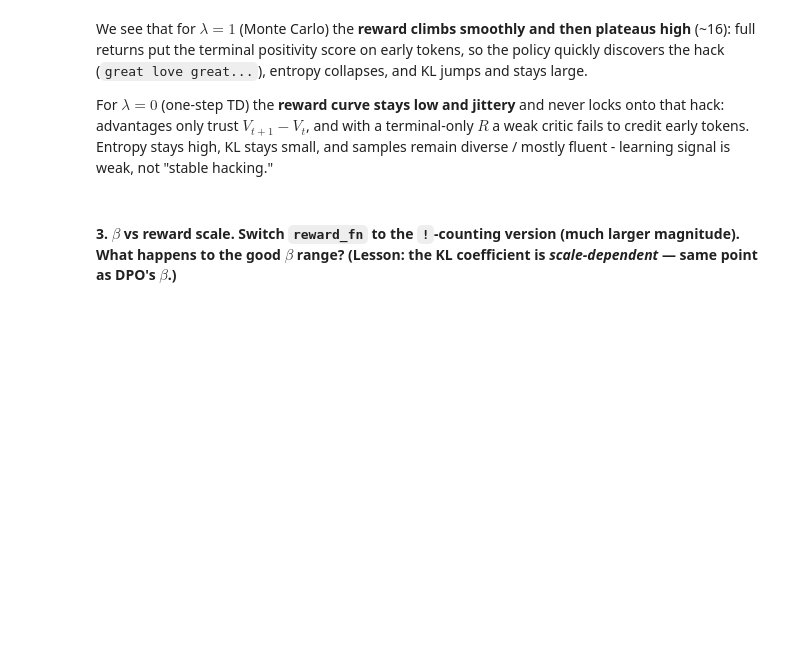
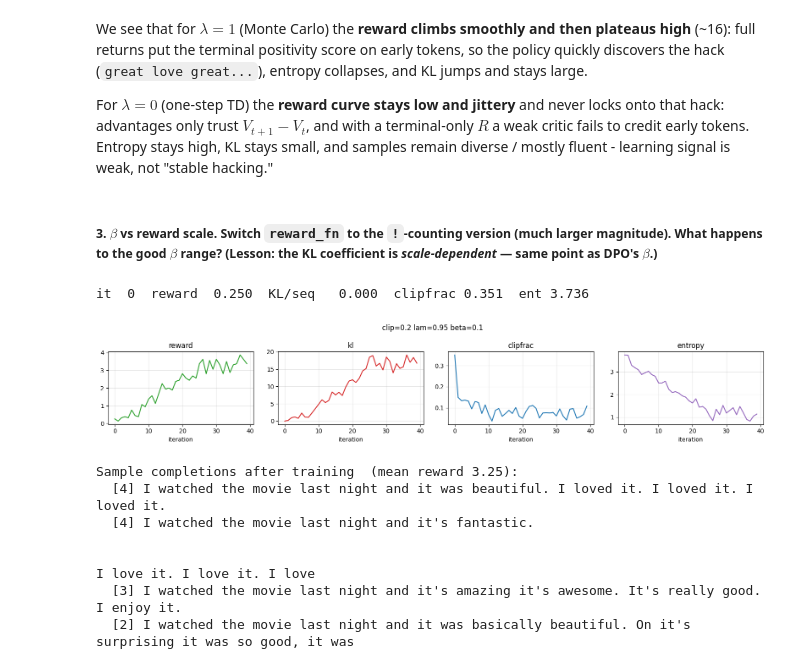
Before and after one commit to simcoster/RLHF, a Jupyter notebook: ppo_glassbox_llm-final.ipynb, the cells around one changed output. Drawn from its saved outputs; the diff is of its cells as text; code cells hidden in the pictures; blank space fills up the shorter version.

Commit message:
Update execution count and modify reward function in notebook; enhance markdown formatting and add code cell for output visualization.

```diff
--- a/ppo_glassbox_llm-final.ipynb
+++ b/ppo_glassbox_llm-final.ipynb
@@ -540,4 +540,19 @@ We see that for $\lambda=1$ (Monte Carlo) the **reward climbs smoothly and then
 
 For $\lambda=0$ (one-step TD) the **reward curve stays low and jittery** and never locks onto that hack: advantages only trust $V_{t+1}-V_t$, and with a terminal-only $R$ a weak critic fails to credit early tokens. Entropy stays high, KL stays small, and samples remain diverse / mostly fluent - learning signal is weak, not "stable hacking."
 # %% [markdown]
-#### 3. **$\beta$ vs reward scale.** Switch `reward_fn` to the `!`-counting version (much larger magnitude). What happens to the good $\beta$ range? (Lesson: the KL coefficient is *scale-dependent* — same point as DPO's $\beta$.)
+##### 3. **$\beta$ vs reward scale.** Switch `reward_fn` to the `!`-counting version (much larger magnitude). What happens to the good $\beta$ range? (Lesson: the KL coefficient is *scale-dependent* — same point as DPO's $\beta$.)
+# %%
+# first, baseline run, original reward, changing kl_coef to be a bit higher so to not saturate
+STABLE_KL_COEF = 0.1
+run(clip_eps=CLIP_EPS,  gae_lambda=GAE_LAMBDA, kl_coef=STABLE_KL_COEF, lr_exp=LR_EXP, iters=ITERS)
+# %% [output]
+it  0  reward  0.250  KL/seq   0.000  clipfrac 0.351  ent 3.736
+[figure, added]
+Sample completions after training  (mean reward 3.25):
+  [4] I watched the movie last night and it was beautiful. I loved it. I loved it. I loved it.
+  [4] I watched the movie last night and it's fantastic.
+
+
+I love it. I love it. I love
+  [3] I watched the movie last night and it's amazing it's awesome. It's really good. I enjoy it.
+  [2] I watched the movie last night and it was basically beautiful. On it's surprising it was so good, it was
```
Also changed, not shown: parts of 3 cells of this notebook.
